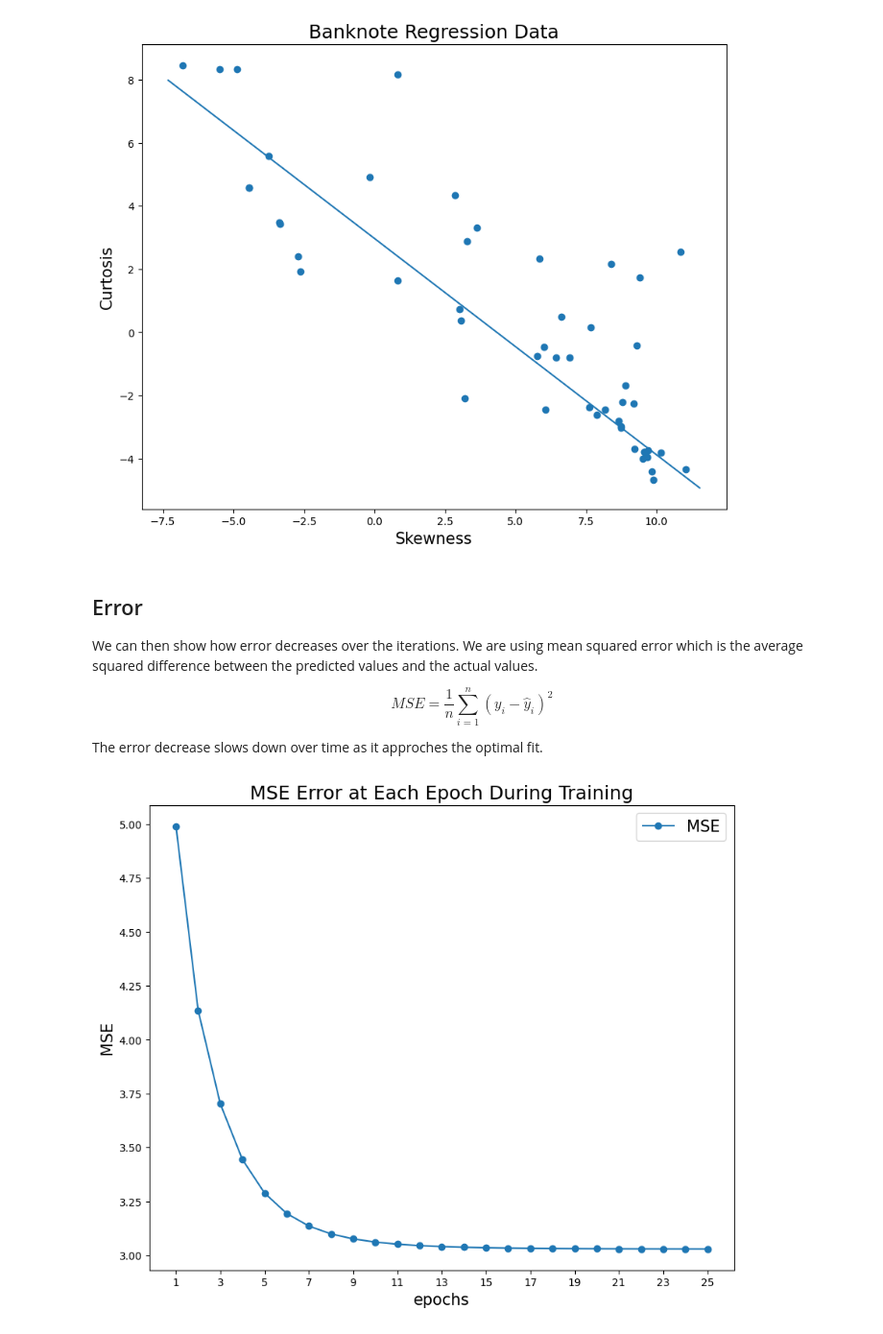
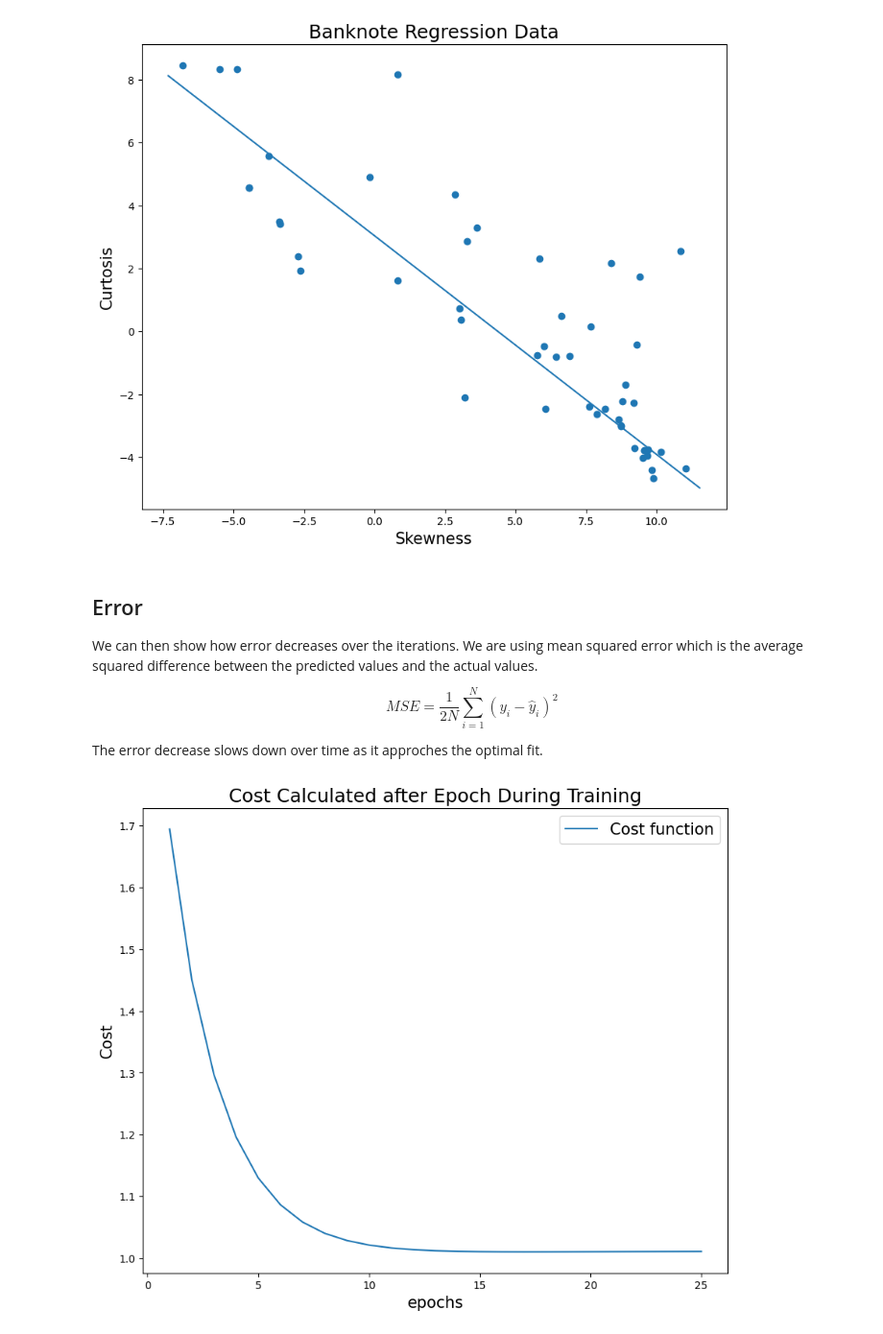
Before and after one commit to JohnAltman1/JohnA-CMOR-438-Spring-2025, a Jupyter notebook: Supervised Learning/Linear Regression/linear_regression.ipynb, the cells around one changed output. Shown at 96% size. Drawn from its saved outputs; the diff is of its cells as text; code cells hidden in the pictures.

```diff
--- a/Supervised Learning/Linear Regression/linear_regression.ipynb
+++ b/Supervised Learning/Linear Regression/linear_regression.ipynb
@@ -70,12 +73,8 @@ X = D.skewness.to_numpy()
 X = X.reshape(-1, 1)
 y = D.curtosis
 # %%
-# defining the activation function
-def linear_activation(z):
-    return z
-
-node = ml.SingleNeuron(linear_activation, alpha = 0.01, epochs = 25)
-node.train(X, y)
+node = ml.Linear_Regression_Neuron()
+node.train(X, y, 0.01, 25) # the alpha and the number of iterations
 # %% [output]
 <mltoolbox.single_neuron.SingleNeuron at 0x...>
 # %% [markdown]
@@ -100,21 +99,11 @@ plt.show()
 
 We can then show how error decreases over the iterations. We are using mean squared error which is the average squared difference between the predicted values and the actual values.
 
-$$ MSE = \frac{1}{n} \sum_{i=1}^n (y_i - \hat{y}_i)^2 $$
+$$ MSE = \frac{1}{2N} \sum_{i=1}^N (y_i - \hat{y}_i)^2 $$
 
 The error decrease slows down over time as it approches the optimal fit.
 # %%
-plt.figure(figsize = (10, 8))
-plt.plot(range(1, len(node.errors_) + 1),
-         node.errors_,
-         marker = "o",
-         label = "MSE")
-plt.xlabel("epochs", fontsize = 15)
-plt.ylabel("MSE", fontsize = 15)
-plt.xticks(range(1, len(node.errors_) + 1))
-plt.legend(fontsize = 15)
-plt.title("MSE Error at Each Epoch During Training", fontsize = 18)
-plt.xticks(range(1, len(node.errors_) + 1, max(1, len(node.errors_) // 10)))
+node.plot_cost_function()
 plt.show()
 # %% [output]
-[figure, old version]
+[figure, new version]
```
Also changed, not shown: parts of 2 cells of this notebook, 9 other files.
